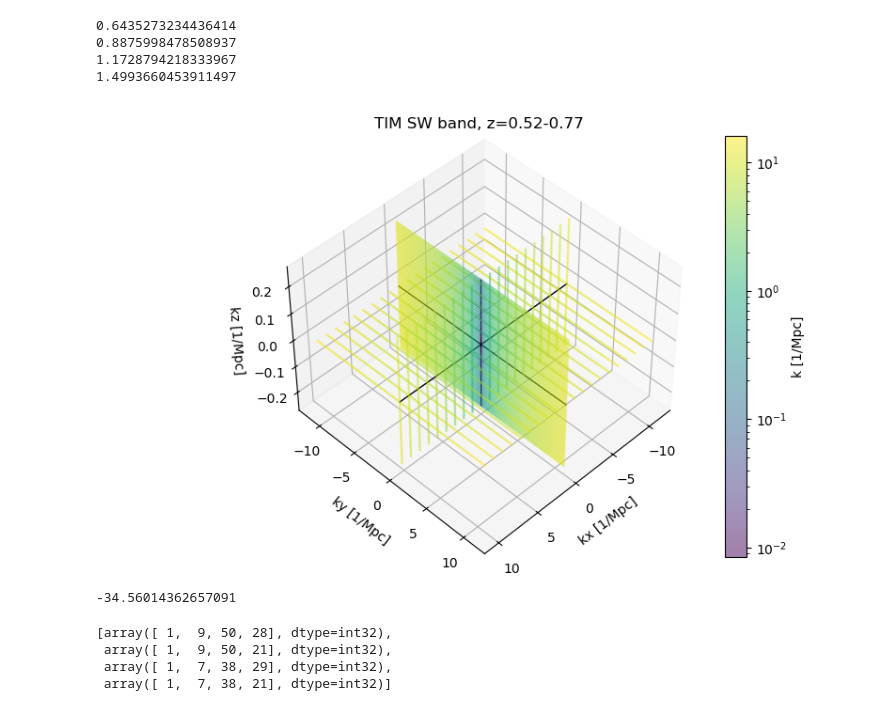
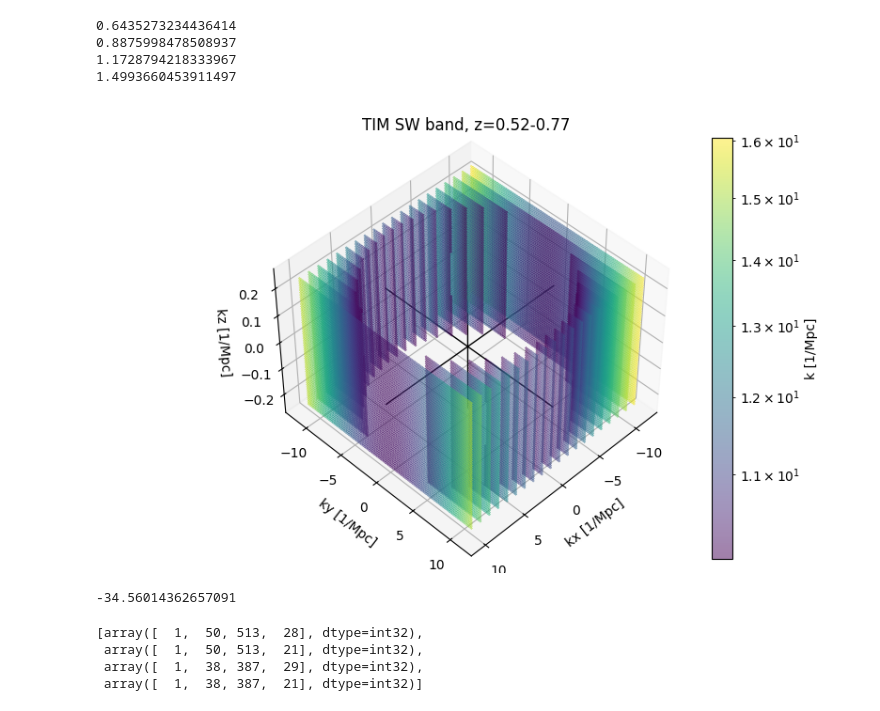
Before and after one commit to shubhagrawal30/crossLIM, a Jupyter notebook: windows/anisotropic.ipynb, the cells around one changed output. Cells and saved outputs as stored; diff of their text form; code cells hidden in the pictures.

```diff
--- a/windows/anisotropic.ipynb
+++ b/windows/anisotropic.ipynb
@@ -69,29 +76,45 @@ mux = [kxyzs[0] / km for kxyzs, km in zip(k_xyz_modes, k_mags)]
 muy = [kxyzs[1] / km for kxyzs, km in zip(k_xyz_modes, k_mags)]
 # %%
 # make a 3d scatter plot of the k-modes
+
+equal_axes = False
+plot_axes = True
+
+def isclose(arr, val, atol):
+    return np.isclose(val, arr, atol=atol)
+
 fig, axs = plt.subplots(1, 1, subplot_kw={'projection': '3d'}, figsize=(8, 5))
 for i, ax in enumerate(np.atleast_1d(axs).flatten()):
-    # mask = True
-    mask = (kzs[i] == 0) | (kxs[i] == 0) | (kys[i] == 0)
-    # mask = (kzs[i] == 0) | ((kxs[i] == 0) & (kys[i] == 0))
+    mask = True
+    # mask = (kzs[i] == 0) | (kxs[i] == 0) | (kys[i] == 0)
+    # mask = (isclose(kzs[i], 0, kzmins[i] / 2)) | \
+    #     ((isclose(kxs[i], 0, kxmins[i] / 2)) & (isclose(kys[i], 0, kymins[i] / 2)))
+    mask = k_mags[i] > 1e1
+
     ax.scatter(kxs[i][mask], kys[i][mask], kzs[i][mask], s=1, alpha=.5, marker='x', \
         cmap='viridis', c=k_mags[i][mask], edgecolor='none', norm=plt.cm.colors.LogNorm())
     # plot the axes
-    ax.plot([np.nanmin(kxs[i]), np.nanmax(kxs[i])], [0, 0], [0, 0], c='k', linewidth=1)
-    ax.plot([0, 0], [np.nanmin(kys[i]), np.nanmax(kys[i])], [0, 0], c='k', linewidth=1)
-    ax.plot([0, 0], [0, 0], [np.nanmin(kzs[i]), np.nanmax(kzs[i])], c='k', linewidth=1)
+    if plot_axes:
+        ax.plot([np.nanmin(kxs[i]), np.nanmax(kxs[i])], [0, 0], [0, 0], c='k', linewidth=1)
+        ax.plot([0, 0], [np.nanmin(kys[i]), np.nanmax(kys[i])], [0, 0], c='k', linewidth=1)
+        ax.plot([0, 0], [0, 0], [np.nanmin(kzs[i]), np.nanmax(kzs[i])], c='k', linewidth=1)
     ax.set_title(f'TIM {bands[i]} band, z={bins[i].front:.2f}-{bins[i].back:.2f}')
     ax.set_xlabel('kx [1/Mpc]')
     ax.set_ylabel('ky [1/Mpc]')
     ax.set_zlabel('kz [1/Mpc]')
+    if equal_axes:
+        ax.set_xlim([np.nanmin(kxs[i]), np.nanmax(kxs[i])])
+        ax.set_ylim([np.nanmin(kxs[i]), np.nanmax(kxs[i])])
+        ax.set_zlim([np.nanmin(kxs[i]), np.nanmax(kxs[i])])
     plt.colorbar(ax.collections[0], ax=ax, label='k [1/Mpc]', orientation='vertical')
 
     ax.view_init(elev=45, azim=45)
 
 plt.tight_layout()
 plt.show()
+# plt.close()
 # %% [output]
-[figure, old version]
+[figure, new version]
 # %%
 (240 - ((240+317)/2))/(((240+317)/2) / 250)
 # %% [output]
@@ -99,10 +122,10 @@ plt.show()
 # %%
 [(np.array(k_xyz_modes[i].shape) - 1) // 2 for i in range(len(k_xyz_modes))]
 # %% [output]
-[array([ 1,  9, 50, 28], dtype=int32),
- array([ 1,  9, 50, 21], dtype=int32),
- array([ 1,  7, 38, 29], dtype=int32),
- array([ 1,  7, 38, 21], dtype=int32)]
+[array([  1,  50, 513,  28], dtype=int32),
+ array([  1,  50, 513,  21], dtype=int32),
+ array([  1,  38, 387,  29], dtype=int32),
+ array([  1,  38, 387,  21], dtype=int32)]
 # %%
 def sig_xy(z, insFWHM):
     sigbeam = insFWHM.to(u.rad).value / np.sqrt(8 * np.log(2))
```
Also changed, not shown: parts of 10 cells of this notebook, 1 other file.
